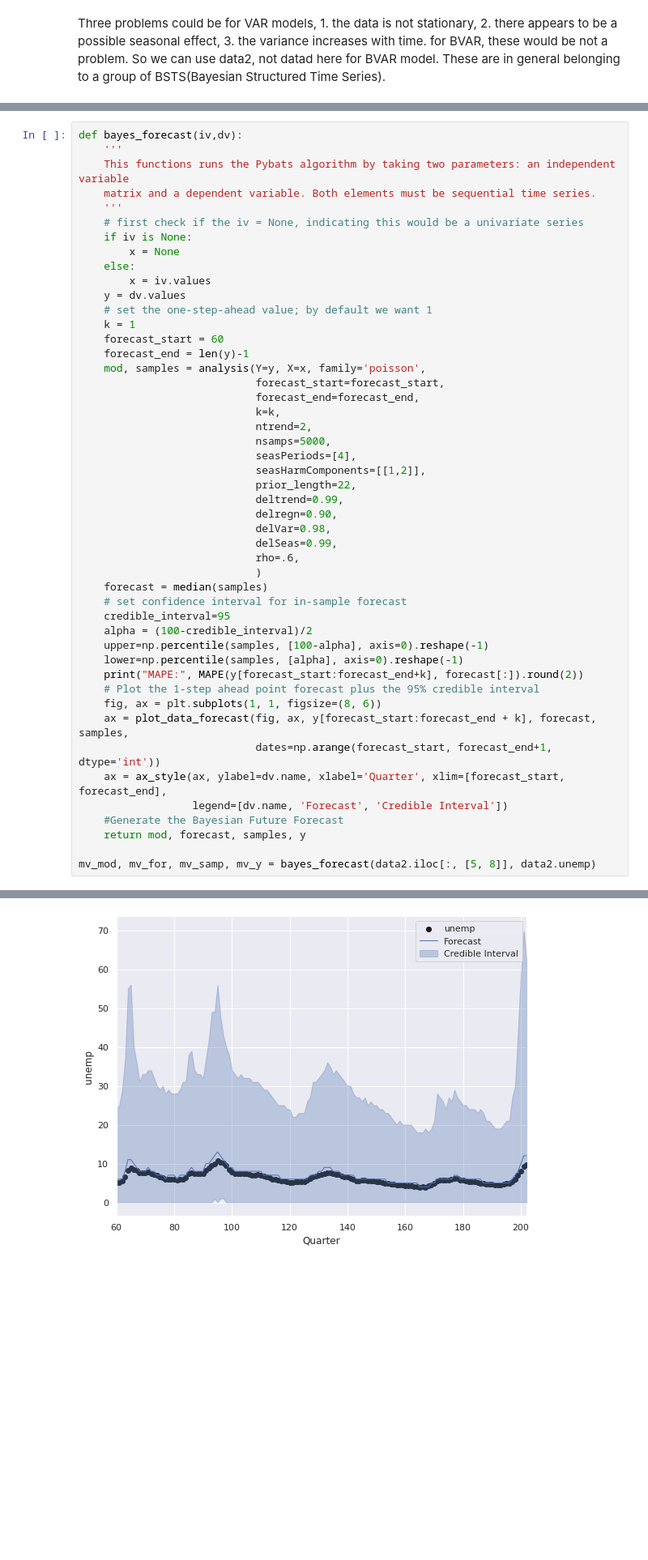
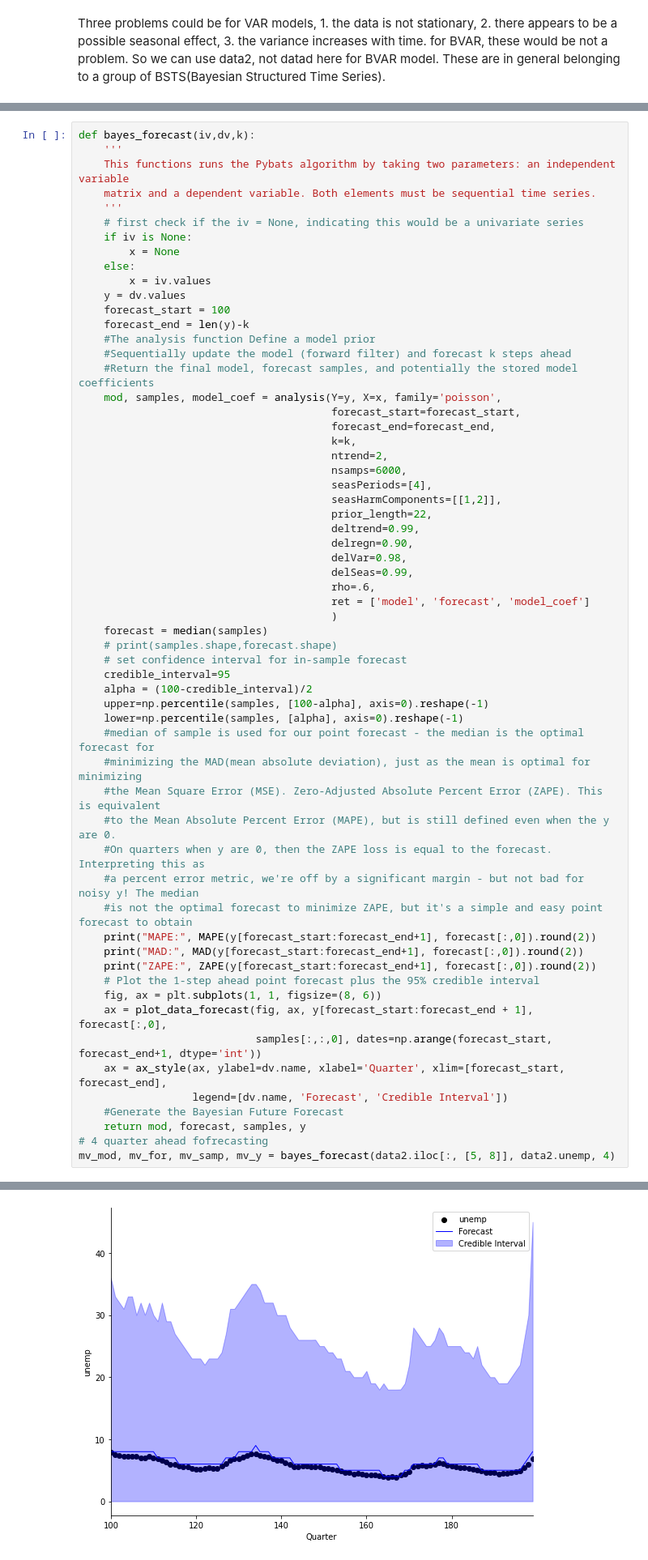
Before and after one commit to xxl4tomxu98/econometrics-gdp-dpi-VAR, a Jupyter notebook: real-world-VAR.ipynb, the cells around one changed output, grey strips where cells are left out. Shown: that part at 81% size. Saved outputs shown, nothing was run; the diff lists cells and outputs as text; blank space fills up the shorter version.

```diff
--- a/real-world-VAR.ipynb
+++ b/real-world-VAR.ipynb
@@ -257,5 +257,5 @@ data2["unemp"].plot(figsize = (8,5))
 # %%
-def bayes_forecast(iv,dv):
+def bayes_forecast(iv,dv,k):
     '''
     This functions runs the Pybats algorithm by taking two parameters: an independent variable
     matrix and a dependent variable. Both elements must be sequential time series.
@@ -266,41 +266,53 @@ def bayes_forecast(iv,dv):
     else:
         x = iv.values
     y = dv.values
-    # set the one-step-ahead value; by default we want 1
-    k = 1
-    forecast_start = 60
-    forecast_end = len(y)-1
-    mod, samples = analysis(Y=y, X=x, family='poisson',
-                            forecast_start=forecast_start,
-                            forecast_end=forecast_end,
-                            k=k,
-                            ntrend=2,
-                            nsamps=5000,
-                            seasPeriods=[4],
-                            seasHarmComponents=[[1,2]],
-                            prior_length=22,
-                            deltrend=0.99,
-                            delregn=0.90,
-                            delVar=0.98,
-                            delSeas=0.99,
-                            rho=.6,
-                            )
+    forecast_start = 100
+    forecast_end = len(y)-k
+    #The analysis function Define a model prior
+    #Sequentially update the model (forward filter) and forecast k steps ahead
+    #Return the final model, forecast samples, and potentially the stored model coefficients
+    mod, samples, model_coef = analysis(Y=y, X=x, family='poisson',
+                                        forecast_start=forecast_start,
+                                        forecast_end=forecast_end,
+                                        k=k,
+                                        ntrend=2,
+                                        nsamps=6000,
+                                        seasPeriods=[4],
+                                        seasHarmComponents=[[1,2]],
+                                        prior_length=22,
+                                        deltrend=0.99,
+                                        delregn=0.90,
+                                        delVar=0.98,
+                                        delSeas=0.99,
+                                        rho=.6,
+                                        ret = ['model', 'forecast', 'model_coef']
+                                        )
     forecast = median(samples)
+    # print(samples.shape,forecast.shape)
     # set confidence interval for in-sample forecast
     credible_interval=95
     alpha = (100-credible_interval)/2
     upper=np.percentile(samples, [100-alpha], axis=0).reshape(-1)
     lower=np.percentile(samples, [alpha], axis=0).reshape(-1)
-    print("MAPE:", MAPE(y[forecast_start:forecast_end+k], forecast[:]).round(2))
+    #median of sample is used for our point forecast - the median is the optimal forecast for
+    #minimizing the MAD(mean absolute deviation), just as the mean is optimal for minimizing
+    #the Mean Square Error (MSE). Zero-Adjusted Absolute Percent Error (ZAPE). This is equivalent
+    #to the Mean Absolute Percent Error (MAPE), but is still defined even when the y are 0.
+    #On quarters when y are 0, then the ZAPE loss is equal to the forecast. Interpreting this as
+    #a percent error metric, we're off by a significant margin - but not bad for noisy y! The median
+    #is not the optimal forecast to minimize ZAPE, but it's a simple and easy point forecast to obtain
+    print("MAPE:", MAPE(y[forecast_start:forecast_end+1], forecast[:,0]).round(2))
+    print("MAD:", MAD(y[forecast_start:forecast_end+1], forecast[:,0]).round(2))
+    print("ZAPE:", ZAPE(y[forecast_start:forecast_end+1], forecast[:,0]).round(2))
     # Plot the 1-step ahead point forecast plus the 95% credible interval
     fig, ax = plt.subplots(1, 1, figsize=(8, 6))
-    ax = plot_data_forecast(fig, ax, y[forecast_start:forecast_end + k], forecast, samples,
-                            dates=np.arange(forecast_start, forecast_end+1, dtype='int'))
+    ax = plot_data_forecast(fig, ax, y[forecast_start:forecast_end + 1], forecast[:,0],
+                            samples[:,:,0], dates=np.arange(forecast_start, forecast_end+1, dtype='int'))
     ax = ax_style(ax, ylabel=dv.name, xlabel='Quarter', xlim=[forecast_start, forecast_end],
                   legend=[dv.name, 'Forecast', 'Credible Interval'])
     #Generate the Bayesian Future Forecast
     return mod, forecast, samples, y
-
-mv_mod, mv_for, mv_samp, mv_y = bayes_forecast(data2.iloc[:, [5, 8]], data2.unemp)
+# 4 quarter ahead fofrecasting
+mv_mod, mv_for, mv_samp, mv_y = bayes_forecast(data2.iloc[:, [5, 8]], data2.unemp, 4)
 # %% [output]
 beginning forecasting
@@ -308,4 +322,4 @@ MAPE: 11.53
-[figure, old version]
+[figure, new version]
 # %%
 print(mv_mod.get_coef())
 # %% [output]
```
Also changed, not shown: parts of 5 cells of this notebook.
